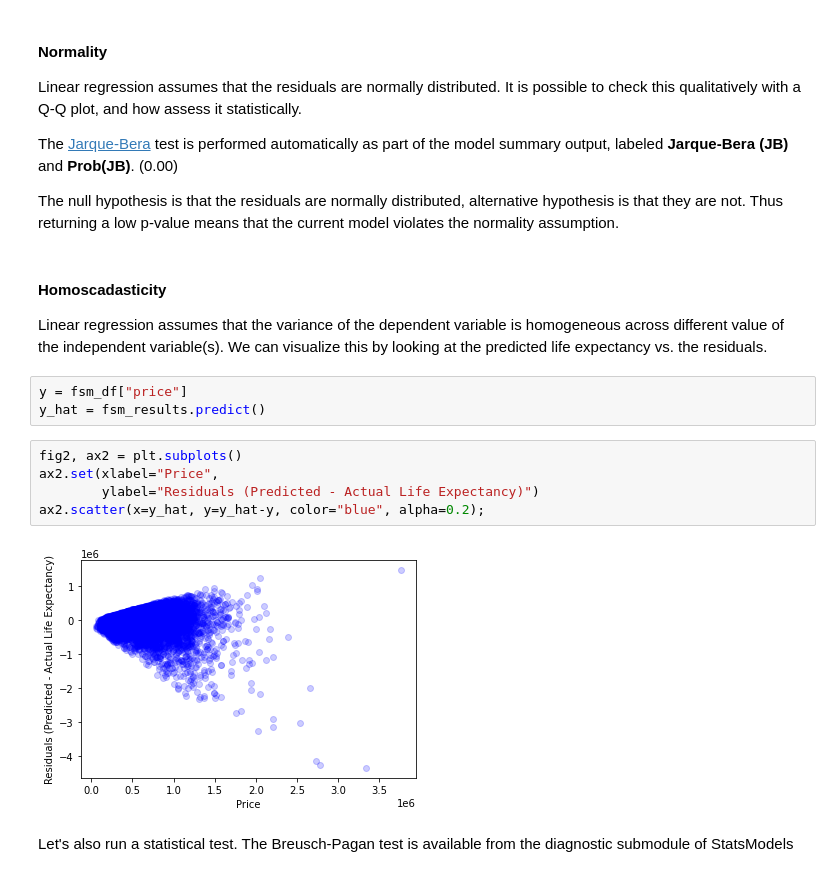
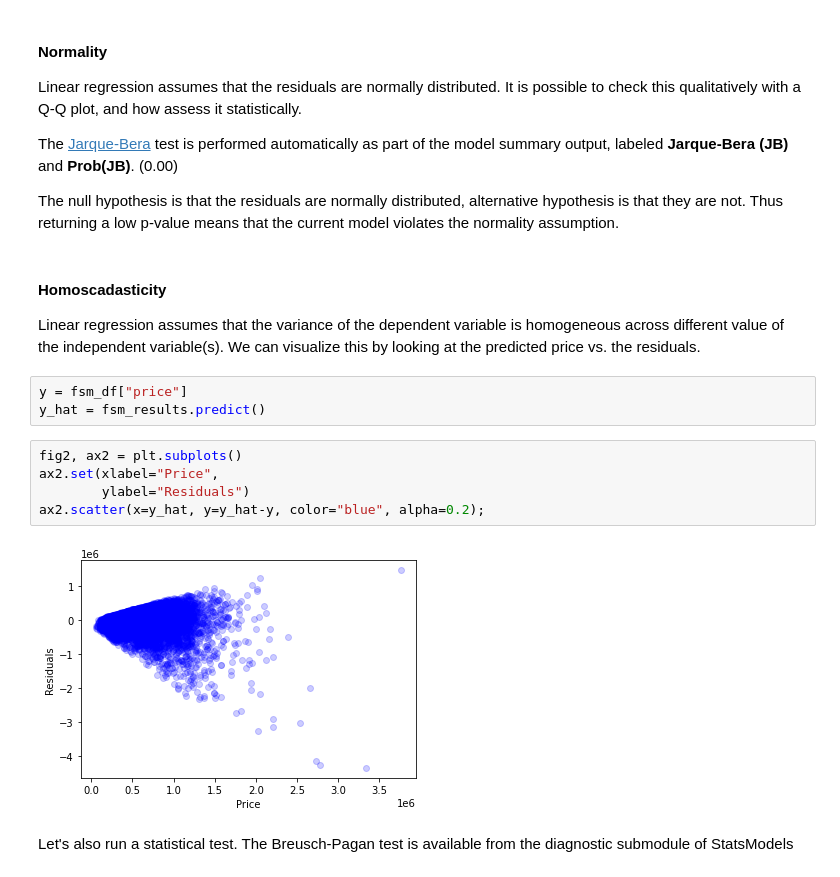
Before and after one commit to reynoso811/Housing_Market_Analysis, a Jupyter notebook: First_Notebook.ipynb, the cells around one changed output. Cells and saved outputs as stored; diff of their text form.

```diff
--- a/First_Notebook.ipynb
+++ b/First_Notebook.ipynb
@@ -215,17 +209,17 @@ The null hypothesis is that the residuals are normally distributed, alternative
 # %% [markdown]
 #### Homoscadasticity
 
-Linear regression assumes that the variance of the dependent variable is homogeneous across different value of the independent variable(s).  We can visualize this by looking at the predicted life expectancy vs. the residuals.
+Linear regression assumes that the variance of the dependent variable is homogeneous across different value of the independent variable(s).  We can visualize this by looking at the predicted price vs. the residuals.
 # %%
 y = fsm_df["price"]
 y_hat = fsm_results.predict()
 # %%
 fig2, ax2 = plt.subplots()
 ax2.set(xlabel="Price",
-        ylabel="Residuals (Predicted - Actual Life Expectancy)")
+        ylabel="Residuals")
 ax2.scatter(x=y_hat, y=y_hat-y, color="blue", alpha=0.2);
 # %% [output]
-[figure, old version]
+[figure, new version]
 # %% [markdown]
 Let's also run a statistical test. The Breusch-Pagan test is available from the diagnostic submodule of StatsModels
 # %%
```
Also changed, not shown: parts of 11 cells of this notebook, 1 other file.
